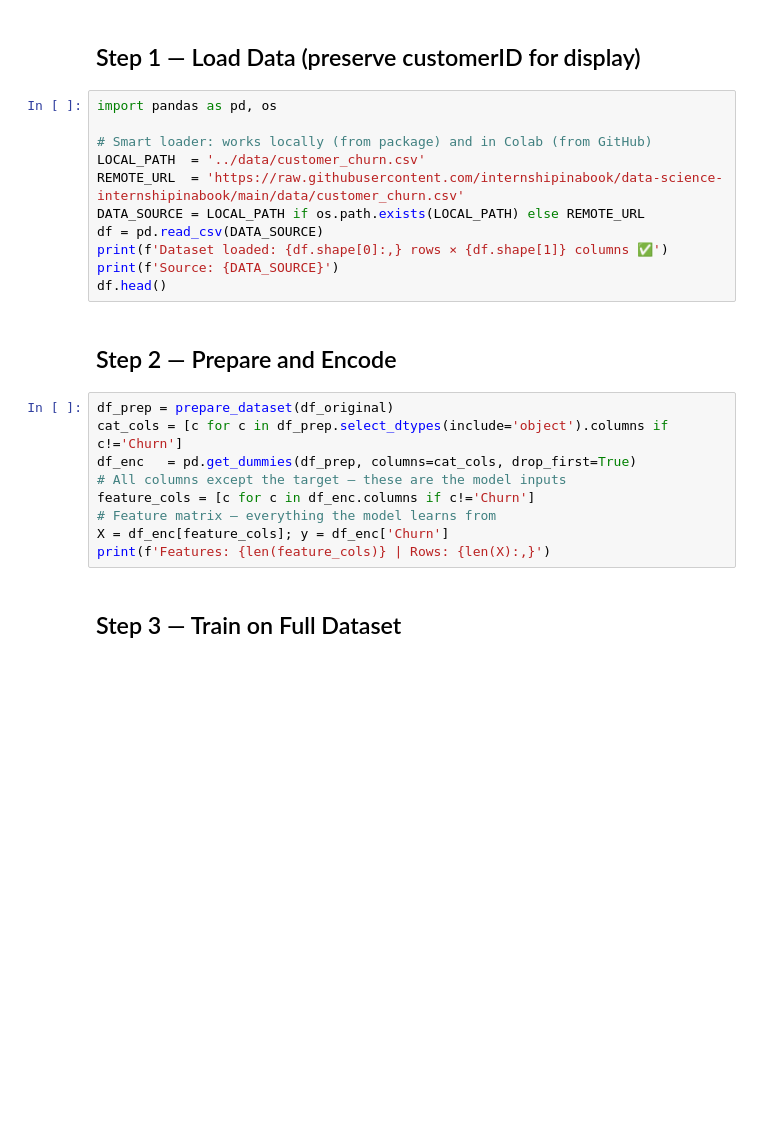
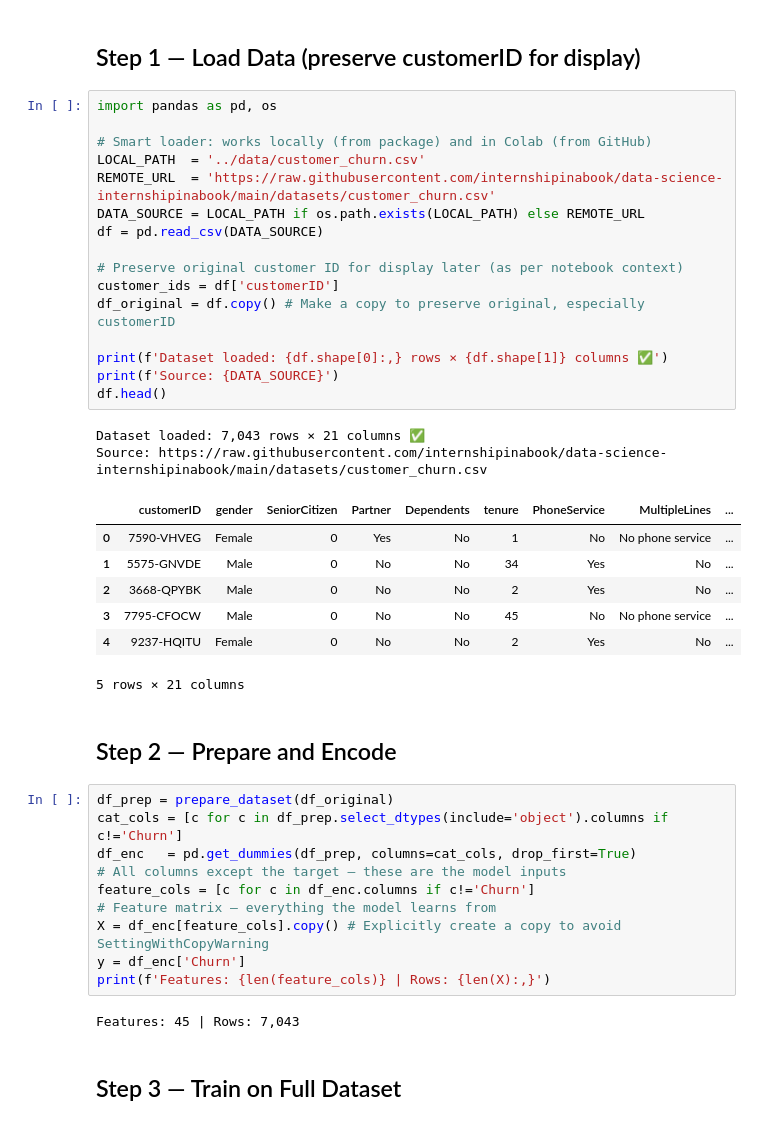
Before and after one commit to internshipinabook/data-science-internshipinabook, a Jupyter notebook: notebooks/week10_storytelling_STARTER.ipynb, the cells around one changed output. Drawn from its saved outputs; the diff is of its cells as text; blank space fills up the shorter version.

```diff
--- a/notebooks/week10_storytelling_STARTER.ipynb
+++ b/notebooks/week10_storytelling_STARTER.ipynb
@@ -189,14 +196,29 @@ print('✅ prepare_dataset() defined')
 # %%
 import pandas as pd, os
 
 # Smart loader: works locally (from package) and in Colab (from GitHub)
 LOCAL_PATH  = '../data/customer_churn.csv'
-REMOTE_URL  = 'https://raw.githubusercontent.com/internshipinabook/data-science-internshipinabook/main/data/customer_churn.csv'
+REMOTE_URL  = 'https://raw.githubusercontent.com/internshipinabook/data-science-internshipinabook/main/datasets/customer_churn.csv'
 DATA_SOURCE = LOCAL_PATH if os.path.exists(LOCAL_PATH) else REMOTE_URL
 df = pd.read_csv(DATA_SOURCE)
+
+# Preserve original customer ID for display later (as per notebook context)
+customer_ids = df['customerID']
+df_original = df.copy() # Make a copy to preserve original, especially customerID
+
 print(f'Dataset loaded: {df.shape[0]:,} rows × {df.shape[1]} columns ✅')
 print(f'Source: {DATA_SOURCE}')
 df.head()
+# %% [output]
+Dataset loaded: 7,043 rows × 21 columns ✅
+Source: https://raw.githubusercontent.com/internshipinabook/data-science-internshipinabook/main/datasets/customer_churn.csv
+|  | customerID | gender | SeniorCitizen | Partner | Dependents | tenure | PhoneService | MultipleLines | ... |
+| 0 | 7590-VHVEG | Female | 0 | Yes | No | 1 | No | No phone service | ... |
+| 1 | 5575-GNVDE | Male | 0 | No | No | 34 | Yes | No | ... |
+| 2 | 3668-QPYBK | Male | 0 | No | No | 2 | Yes | No | ... |
+| 3 | 7795-CFOCW | Male | 0 | No | No | 45 | No | No phone service | ... |
+| 4 | 9237-HQITU | Female | 0 | No | No | 2 | Yes | No | ... |
+5 rows × 21 columns
 # %% [markdown]
 ## Step 2 — Prepare and Encode
 # %%
@@ -206,8 +228,11 @@ df_enc   = pd.get_dummies(df_prep, columns=cat_cols, drop_first=True)
 # All columns except the target — these are the model inputs
 feature_cols = [c for c in df_enc.columns if c!='Churn']
 # Feature matrix — everything the model learns from
-X = df_enc[feature_cols]; y = df_enc['Churn']
+X = df_enc[feature_cols].copy() # Explicitly create a copy to avoid SettingWithCopyWarning
+y = df_enc['Churn']
 print(f'Features: {len(feature_cols)} | Rows: {len(X):,}')
+# %% [output]
+Features: 45 | Rows: 7,043
 # %% [markdown]
 ## Step 3 — Train on Full Dataset
 # %%
```
Also changed, not shown: parts of 7 cells of this notebook.
